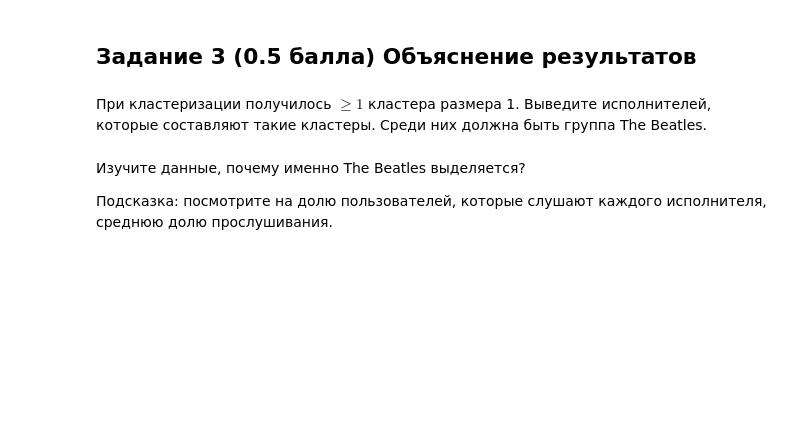
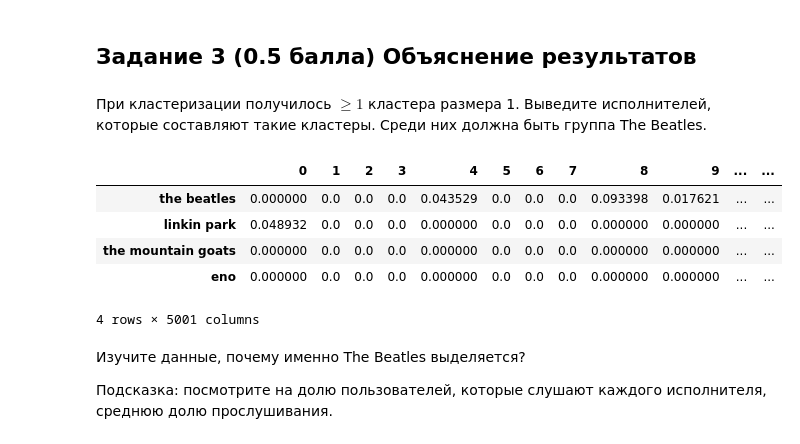
Before and after one commit to mishcum/iad_hse, a Jupyter notebook: homeworks/hw08/hw08_boosting_clustering.ipynb, the cells around one changed output. Drawn from its saved outputs; the diff is of its cells as text; code cells hidden in the pictures; blank space fills up the shorter version.

```diff
--- a/homeworks/hw08/hw08_boosting_clustering.ipynb
+++ b/homeworks/hw08/hw08_boosting_clustering.ipynb
@@ -284,7 +435,14 @@ from sklearn.cluster import KMeans
 # %% [markdown]
 При кластеризации получилось $\geq 1$ кластера размера 1. Выведите исполнителей, которые составляют такие кластеры. Среди них должна быть группа The Beatles.
 # %%
-# -- YOUR CODE HERE --
+ratings[ratings['cluster'].isin(ratings['cluster'].value_counts()[ratings['cluster'].value_counts() == 1].index)]
+# %% [output]
+|  | 0 | 1 | 2 | 3 | 4 | 5 | 6 | 7 | 8 | 9 | ... | ... |
+| the beatles | 0.000000 | 0.0 | 0.0 | 0.0 | 0.043529 | 0.0 | 0.0 | 0.0 | 0.093398 | 0.017621 | ... | ... |
+| ‌linkin park | 0.048932 | 0.0 | 0.0 | 0.0 | 0.000000 | 0.0 | 0.0 | 0.0 | 0.000000 | 0.000000 | ... | ... |
+| the mountain goats | 0.000000 | 0.0 | 0.0 | 0.0 | 0.000000 | 0.0 | 0.0 | 0.0 | 0.000000 | 0.000000 | ... | ... |
+| eno | 0.000000 | 0.0 | 0.0 | 0.0 | 0.000000 | 0.0 | 0.0 | 0.0 | 0.000000 | 0.000000 | ... | ... |
+4 rows × 5001 columns
 # %% [markdown]
 Изучите данные, почему именно The Beatles выделяется?
 
```
Also changed, not shown: parts of 27 cells of this notebook.
